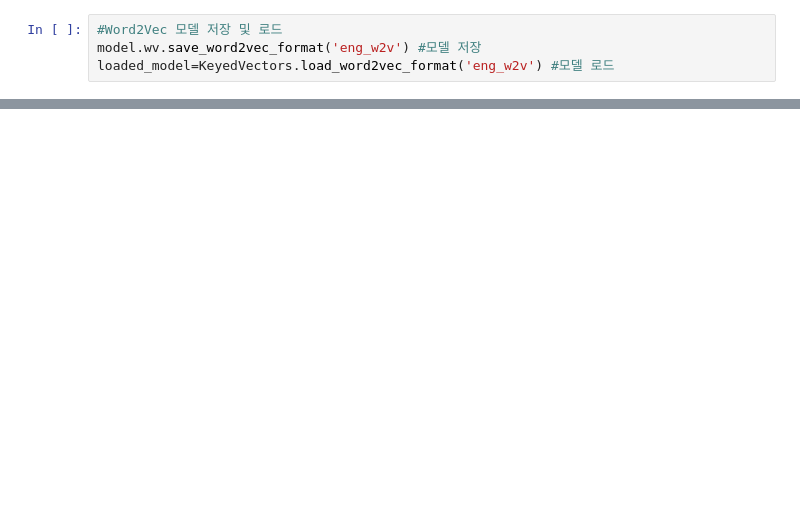
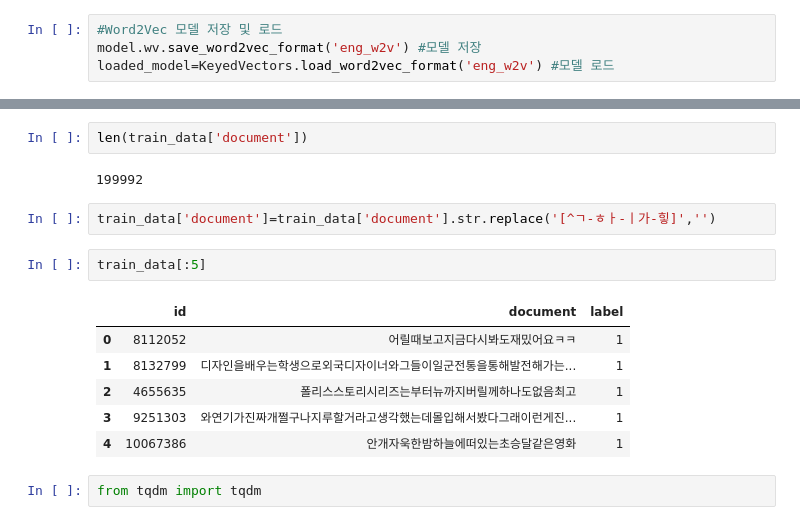
Before and after one commit to UiinKim/NLP_First, a Jupyter notebook: 워드_임베딩.ipynb, the cells around one changed output, grey strips where cells are left out. Drawn from its saved outputs; the diff is of its cells as text; blank space fills up the shorter version.

```diff
--- a/워드_임베딩.ipynb
+++ b/워드_임베딩.ipynb
@@ -78,0 +140,17 @@ print(model_result)
+# %%
+len(train_data['document'])
+# %% [output]
+199992
+# %%
+train_data['document']=train_data['document'].str.replace('[^ㄱ-ㅎㅏ-ㅣ가-힣]','')
+# %%
+train_data[:5]
+# %% [output]
+|  | id | document | label |
+| 0 | 8112052 | 어릴때보고지금다시봐도재밌어요ㅋㅋ | 1 |
+| 1 | 8132799 | 디자인을배우는학생으로외국디자이너와그들이일군전통을통해발전해가는... | 1 |
+| 2 | 4655635 | 폴리스스토리시리즈는부터뉴까지버릴께하나도없음최고 | 1 |
+| 3 | 9251303 | 와연기가진짜개쩔구나지루할거라고생각했는데몰입해서봤다그래이런게진... | 1 |
+| 4 | 10067386 | 안개자욱한밤하늘에떠있는초승달같은영화 | 1 |
+# %%
+from tqdm import tqdm
```
Also changed, not shown: parts of 15 cells of this notebook.
